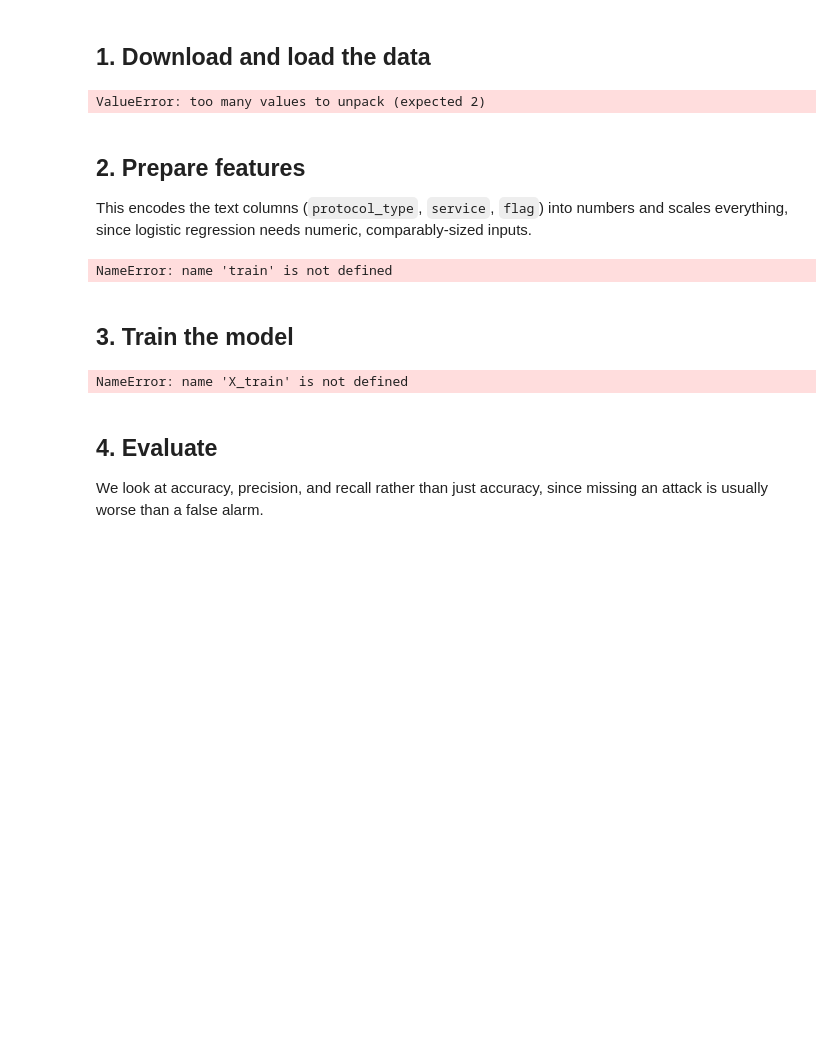
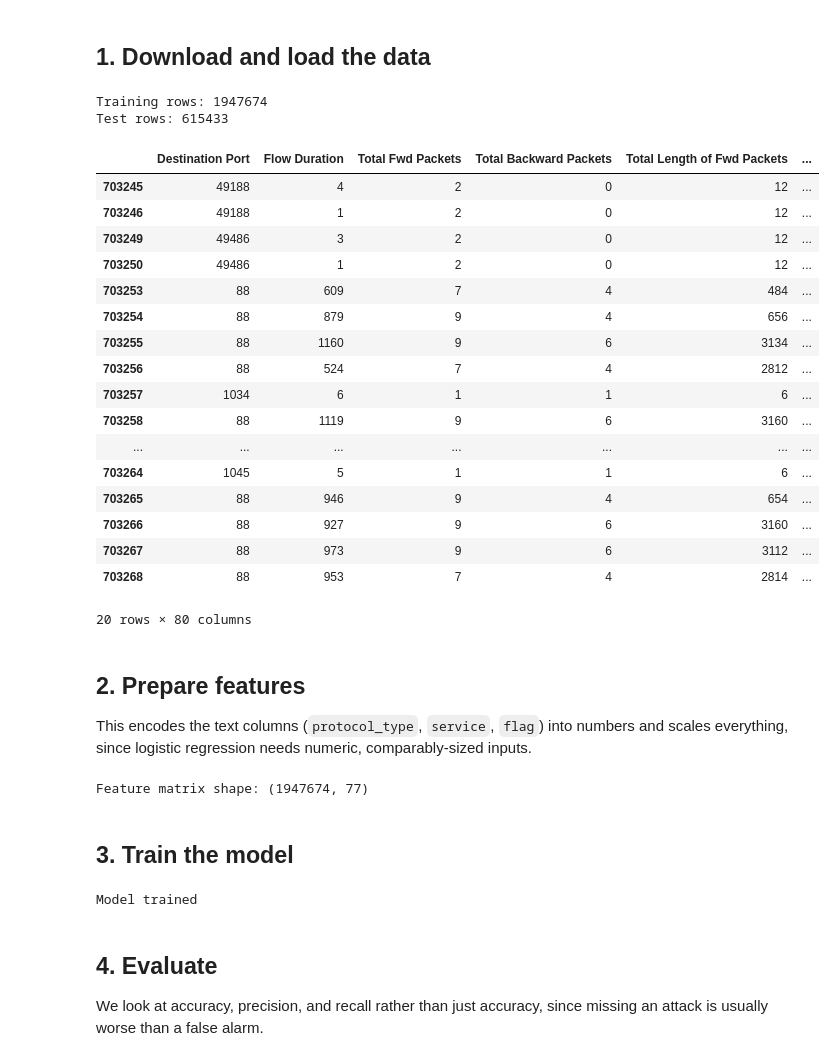
Before and after one commit to CorruptedStorm/NetworkIntrusionDetector, a Jupyter notebook: notebooks/cic_network_intrusion_detector.ipynb, the cells around one changed output. Saved outputs shown, nothing was run; the diff lists cells and outputs as text; code cells hidden in the pictures; blank space fills up the shorter version.

```diff
--- a/notebooks/cic_network_intrusion_detector.ipynb
+++ b/notebooks/cic_network_intrusion_detector.ipynb
@@ -12,13 +12,34 @@ from src.neural_net import train_mlp, predict_mlp
 # %% [markdown]
 ## 1. Download and load the data
 # %%
-train, test = cic_load_data(data_dir="../data/data_cic")
+df = cic_load_data(data_dir="../data/data_cic")
+
+train, test = split_by_day(df)
 
 print("Training rows:", len(train))
 print("Test rows:", len(test))
 train.head(20)
 # %% [output]
-ValueError: too many values to unpack (expected 2)
+Training rows: 1947674
+Test rows: 615433
+|  | Destination Port | Flow Duration | Total Fwd Packets | Total Backward Packets | Total Length of Fwd Packets | ... |
+| 703245 | 49188 | 4 | 2 | 0 | 12 | ... |
+| 703246 | 49188 | 1 | 2 | 0 | 12 | ... |
+| 703249 | 49486 | 3 | 2 | 0 | 12 | ... |
+| 703250 | 49486 | 1 | 2 | 0 | 12 | ... |
+| 703253 | 88 | 609 | 7 | 4 | 484 | ... |
+| 703254 | 88 | 879 | 9 | 4 | 656 | ... |
+| 703255 | 88 | 1160 | 9 | 6 | 3134 | ... |
+| 703256 | 88 | 524 | 7 | 4 | 2812 | ... |
+| 703257 | 1034 | 6 | 1 | 1 | 6 | ... |
+| 703258 | 88 | 1119 | 9 | 6 | 3160 | ... |
+| ... | ... | ... | ... | ... | ... | ... |
+| 703264 | 1045 | 5 | 1 | 1 | 6 | ... |
+| 703265 | 88 | 946 | 9 | 4 | 654 | ... |
+| 703266 | 88 | 927 | 9 | 6 | 3160 | ... |
+| 703267 | 88 | 973 | 9 | 6 | 3112 | ... |
+| 703268 | 88 | 953 | 7 | 4 | 2814 | ... |
+20 rows × 80 columns
 # %% [markdown]
 ## 2. Prepare features
 
@@ -28,14 +49,14 @@ X_train, X_test, y_train, y_test, scaler = prepare_cic_features(train, test, dro
 
 print("Feature matrix shape:", X_train.shape)
 # %% [output]
-NameError: name 'train' is not defined
+Feature matrix shape: (1947674, 77)
 # %% [markdown]
 ## 3. Train the model
 # %%
 model = train_model(X_train, y_train)
 print("Model trained")
 # %% [output]
-NameError: name 'X_train' is not defined
+Model trained
 # %% [markdown]
 ## 4. Evaluate
 
```
Also changed, not shown: parts of 5 cells of this notebook, 5 other files.
